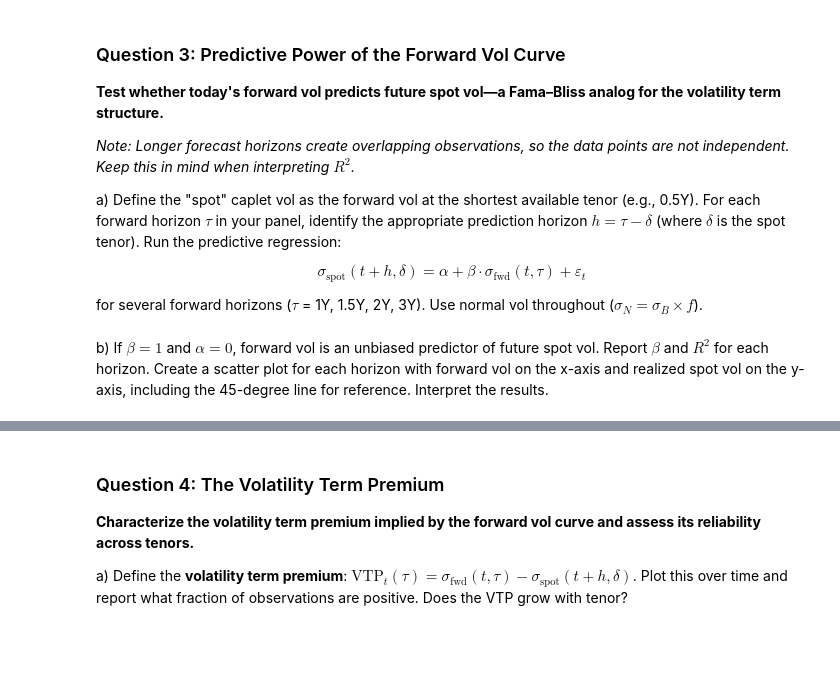
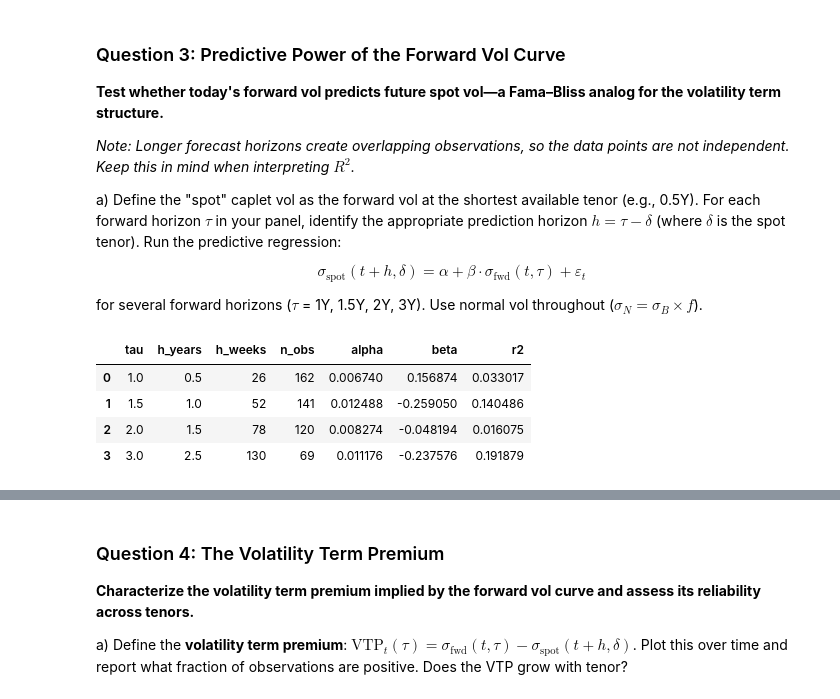
Before and after one commit to azakharove/finm37500P8, a Jupyter notebook: P8 Forward Volatility from the SOFR Cap Market_AZ.ipynb, the cells around one changed output, grey strips where cells are left out. Drawn from its saved outputs; the diff is of its cells as text; code cells hidden in the pictures; blank space fills up the shorter version.

```diff
--- a/P8 Forward Volatility from the SOFR Cap Market_AZ.ipynb
+++ b/P8 Forward Volatility from the SOFR Cap Market_AZ.ipynb
@@ -820,5 +821,3 @@ a) Define the "spot" caplet vol as the forward vol at the shortest available ten
 $$\sigma_{\text{spot}}(t{+}h, \delta) = \alpha + \beta \cdot \sigma_{\text{fwd}}(t, \tau) + \varepsilon_t$$
 
 for several forward horizons ($\tau$ = 1Y, 1.5Y, 2Y, 3Y). Use normal vol throughout ($\sigma_N = \sigma_B \times f$).
-# %% [markdown]
-b) If $\beta = 1$ and $\alpha = 0$, forward vol is an unbiased predictor of future spot vol. Report $\beta$ and $R^2$ for each horizon. Create a scatter plot for each horizon with forward vol on the x-axis and realized spot vol on the y-axis, including the 45-degree line for reference. Interpret the results.
@@ -824,0 +867,40 @@ b) If $\beta = 1$ and $\alpha = 0$, forward vol is an unbiased predictor of futu
+# %%
+results = []
+models = {}
+regression_data = {}
+
+for tau in reg_tenors:
+    h_years = tau - spot_tenor
+    h_weeks = int(round(h_years * 52))
+
+    df_tau = pd.DataFrame({
+        "x_fwd": fwd_vol_normal_wide[tau],
+        "y_spot_future": fwd_vol_normal_wide[spot_tenor].shift(-h_weeks)
+    }).dropna()
+
+    X = sm.add_constant(df_tau["x_fwd"])
+    y = df_tau["y_spot_future"]
+
+    model = sm.OLS(y, X).fit()
+
+    models[tau] = model
+    regression_data[tau] = df_tau
+
+    results.append({
+        "tau": tau,
+        "h_years": h_years,
+        "h_weeks": h_weeks,
+        "n_obs": int(model.nobs),
+        "alpha": model.params["const"],
+        "beta": model.params["x_fwd"],
+        "r2": model.rsquared
+    })
+
+q3a_results = pd.DataFrame(results)
+display(q3a_results)
+# %% [output]
+|  | tau | h_years | h_weeks | n_obs | alpha | beta | r2 |
+| 0 | 1.0 | 0.5 | 26 | 162 | 0.006740 | 0.156874 | 0.033017 |
+| 1 | 1.5 | 1.0 | 52 | 141 | 0.012488 | -0.259050 | 0.140486 |
+| 2 | 2.0 | 1.5 | 78 | 120 | 0.008274 | -0.048194 | 0.016075 |
+| 3 | 3.0 | 2.5 | 130 | 69 | 0.011176 | -0.237576 | 0.191879 |
```
Also changed, not shown: parts of 22 cells of this notebook.
